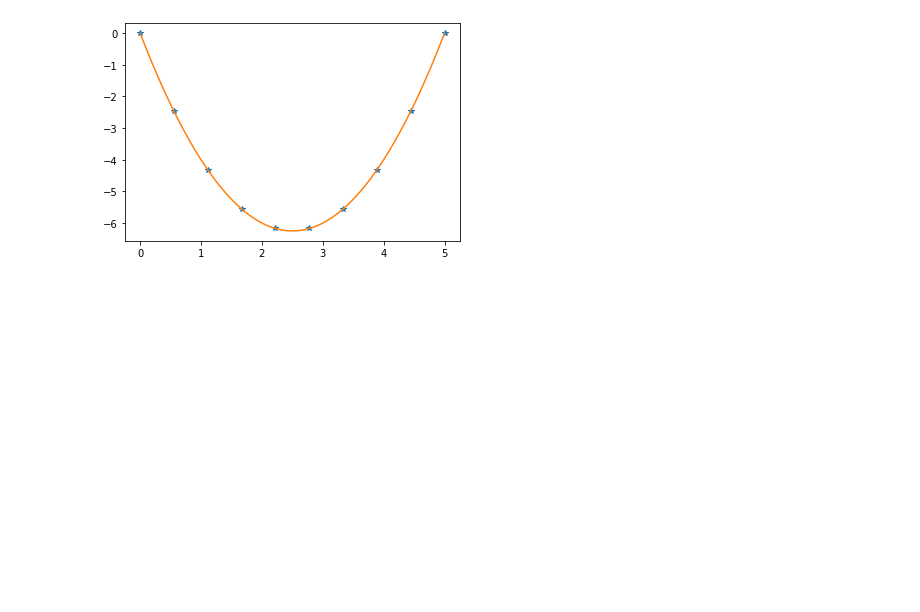
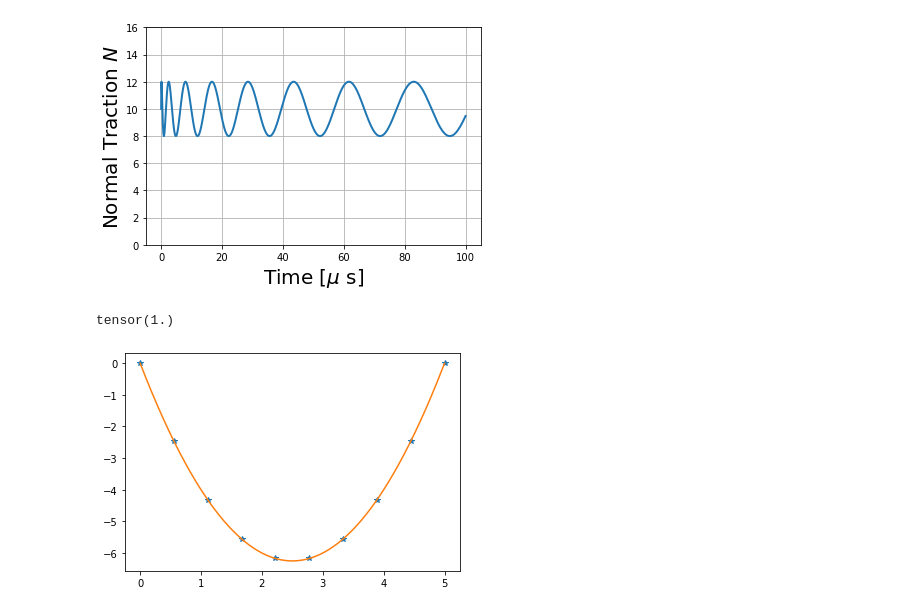
Before and after one commit to Shengduo/RateStateFrictionTraining, a Jupyter notebook: Trial.ipynb, the cells around one changed output. Cells and saved outputs as stored; diff of their text form; code cells hidden in the pictures; blank space fills up the shorter version.

```diff
--- a/Trial.ipynb
+++ b/Trial.ipynb
@@ -86,3 +117,19 @@ class TimeSequenceGen:
+# %%
+# Get N(t) and V(t)
+t = torch.linspace(0., 100., 10000, dtype=torch.float64) * 1.0e-6
+N = torch.ones(t.shape, dtype=torch.float64) * 10 + 2 * torch.sin(5 * torch.sqrt(1e6 * t))
+plt.plot(1e6 * t, N, linewidth=2.0)
+plt.xlabel('Time [$\mu$ s]', fontsize=20)
+plt.ylabel('Normal Traction $N$', fontsize=20)
+plt.ylim([0, 16])
+plt.grid()
+plt.show()
+# %% [output]
+[figure, added]
+# %%
+torch.log10(torch.tensor(10.))
+# %% [output]
+tensor(1.)
 # %%
 x = torch.linspace(0., 5., 10)
 y = x ** 2 - 5 * x
```
Also changed, not shown: parts of 5 cells of this notebook.
